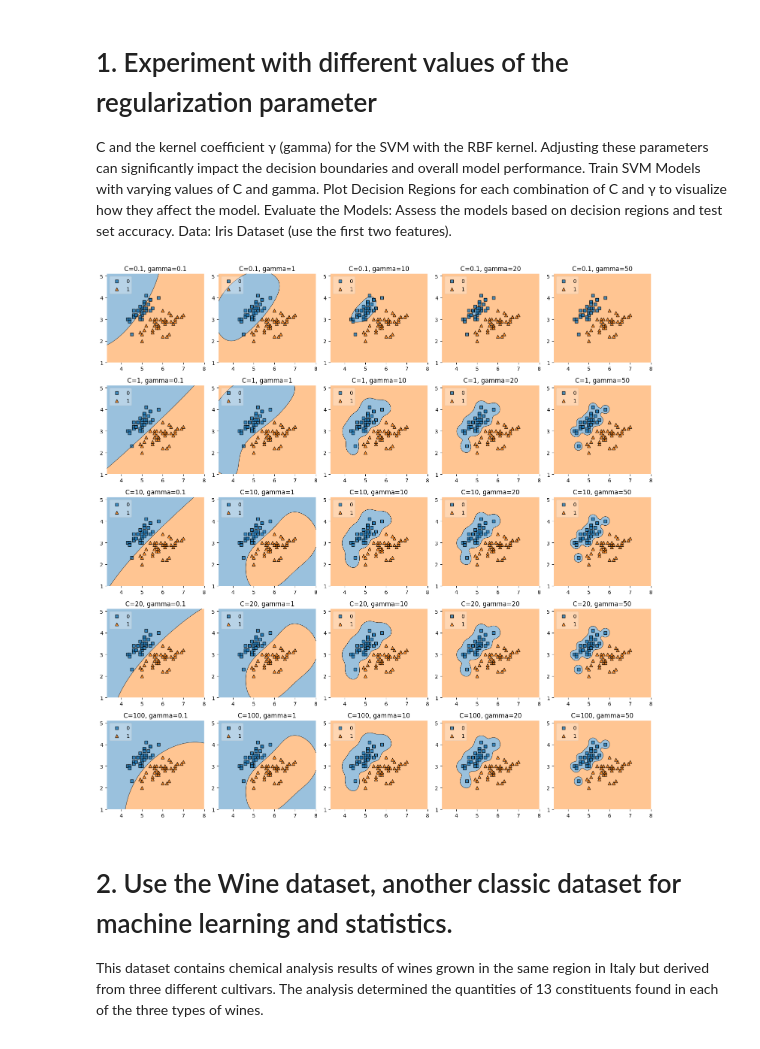
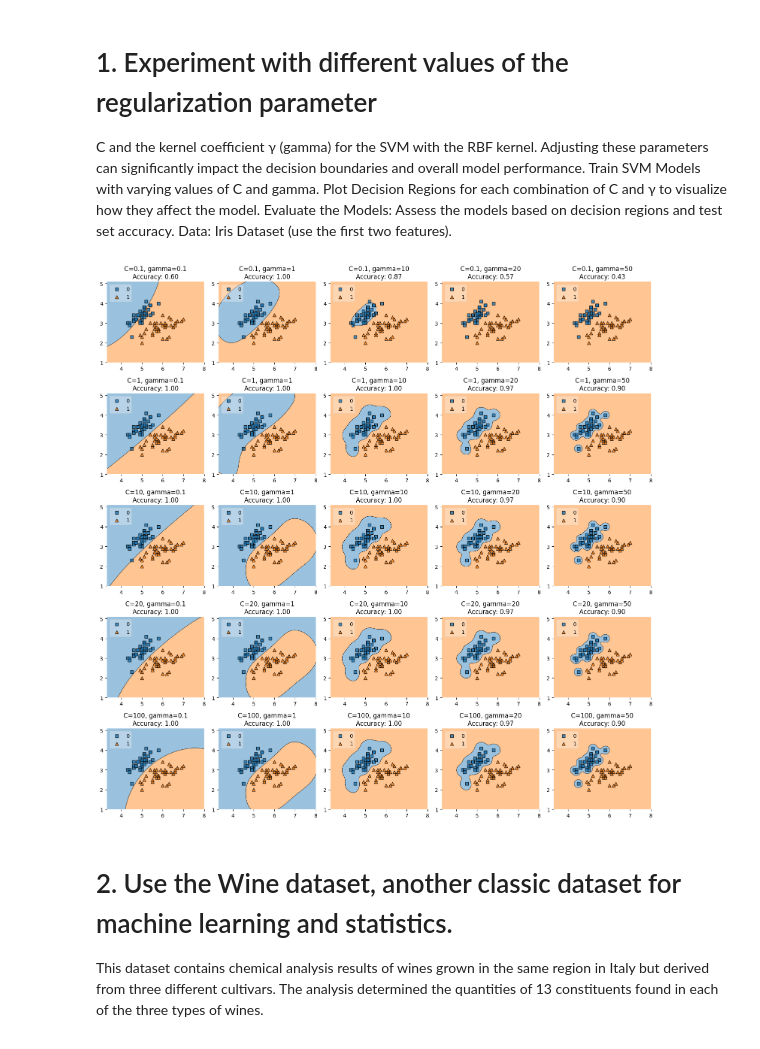
Before and after one commit to MingxiaWu/jupyterlab, a Jupyter notebook: ML_Homework5.ipynb, the cells around one changed output. Drawn from its saved outputs; the diff is of its cells as text; code cells hidden in the pictures.

```diff
--- a/ML_Homework5.ipynb
+++ b/ML_Homework5.ipynb
@@ -14,6 +14,7 @@ from sklearn import datasets
 from sklearn.model_selection import train_test_split
 from sklearn.svm import SVC
 from mlxtend.plotting import plot_decision_regions
+from sklearn.metrics import accuracy_score
 
 # Load Iris dataset
 iris = datasets.load_iris()
@@ -21,35 +22,41 @@ X = iris.data[:, :2]  # Selecting only the first two features
 y = iris.target
 
 # Binary classification
 is_binary_class = y < 2
 X, y = X[is_binary_class], y[is_binary_class]
 
 # Split dataset
 X_train, X_test, y_train, y_test = train_test_split(X, y, test_size=0.3, random_state=42)
 
 # Parameters to experiment with
 C_values = [0.1, 1, 10, 20, 100]
 gamma_values = [0.1, 1, 10, 20, 50]
 
 # Plotting
 fig, axes = plt.subplots(len(C_values), len(gamma_values), figsize=(15, 15))
 for i, C in enumerate(C_values):
     for j, gamma in enumerate(gamma_values):
         # Create SVM model
         svm_model = SVC(kernel='rbf', C=C, gamma=gamma, random_state=42)
 
         # Train model
         svm_model.fit(X_train, y_train)
 
+        # Evaluate the model on the test set
+        y_pred = svm_model.predict(X_test)
+        accuracy = accuracy_score(y_test, y_pred)
+        #print(f'Model with C={C}, gamma={gamma} - Test Accuracy: {accuracy:.2f}')
+
         # Plotting decision regions
         ax = axes[i, j]
         plot_decision_regions(X_train, y_train, clf=svm_model, ax=ax, legend=2)
-        ax.set_title(f'C={C}, gamma={gamma}')
+        #ax.set_title(f'C={C}, gamma={gamma}')
+        ax.set_title(f'C={C}, gamma={gamma}\nAccuracy: {accuracy:.2f}')
 
 plt.tight_layout()
 plt.show()
 # %% [output]
-[figure, old version]
+[figure, new version]
 # %% [markdown]
 # 2. Use the Wine dataset, another classic dataset for machine learning and statistics.
  This dataset contains chemical analysis results of wines grown in the same region in Italy but derived from three different cultivars. The analysis determined the quantities of 13 constituents found in each of the three types of wines.
```
